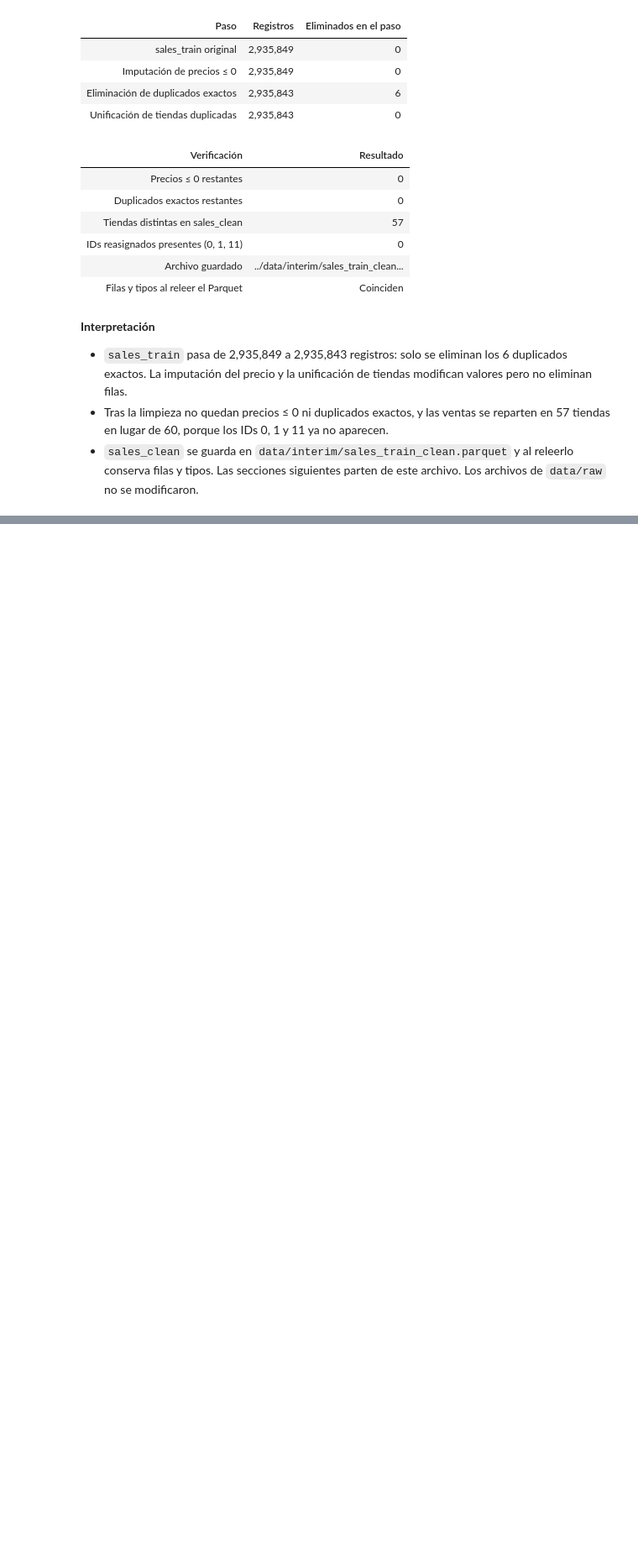
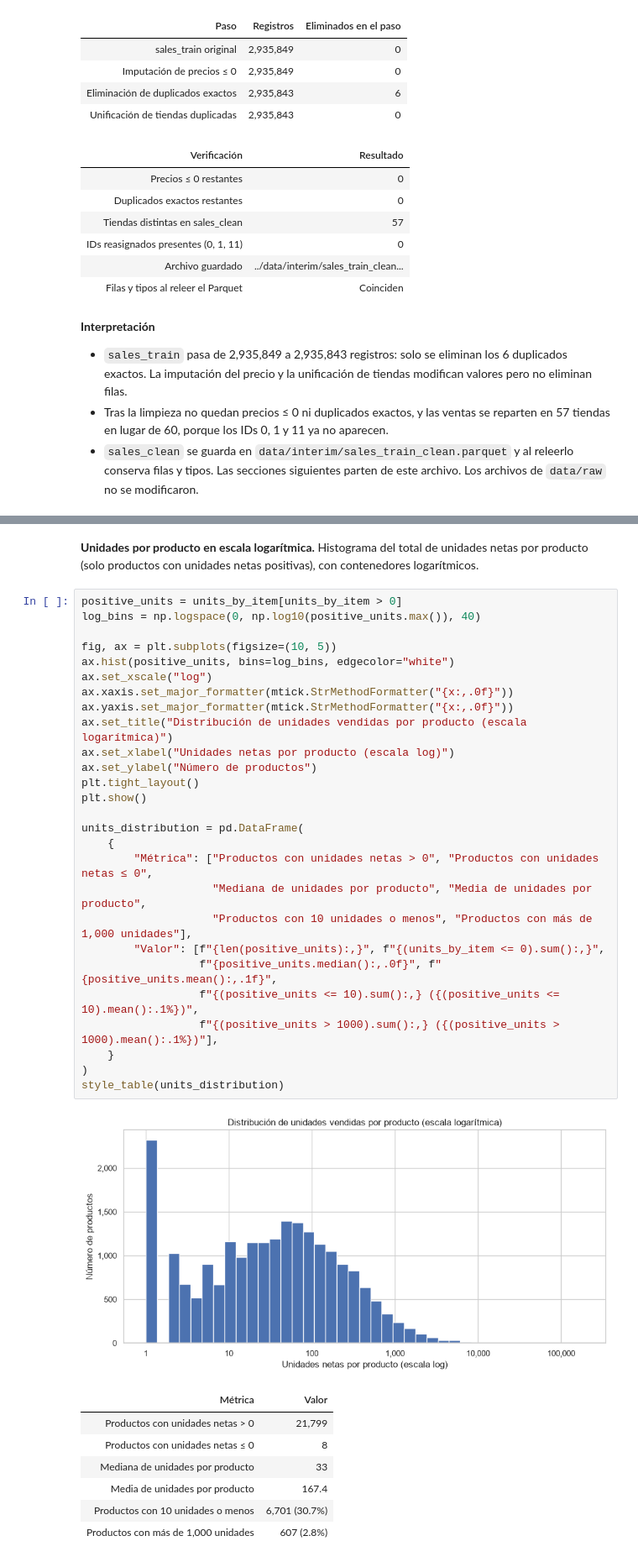
Before and after one commit to LuisCruz1996/predict_future_sales, a Jupyter notebook: notebooks/01_exploratory_data_analysis.ipynb, the cells around one changed output, grey strips where cells are left out. Shown at 84% size. Drawn from its saved outputs; the diff is of its cells as text; blank space fills up the shorter version.

```diff
--- a/notebooks/01_exploratory_data_analysis.ipynb
+++ b/notebooks/01_exploratory_data_analysis.ipynb
@@ -1075,0 +1349,39 @@ style_table(checks)
+# %% [markdown]
+**Unidades por producto en escala logarítmica.** Histograma del total de unidades netas por producto (solo
+productos con unidades netas positivas), con contenedores logarítmicos.
+# %%
+positive_units = units_by_item[units_by_item > 0]
+log_bins = np.logspace(0, np.log10(positive_units.max()), 40)
+
+fig, ax = plt.subplots(figsize=(10, 5))
+ax.hist(positive_units, bins=log_bins, edgecolor="white")
+ax.set_xscale("log")
+ax.xaxis.set_major_formatter(mtick.StrMethodFormatter("{x:,.0f}"))
+ax.yaxis.set_major_formatter(mtick.StrMethodFormatter("{x:,.0f}"))
+ax.set_title("Distribución de unidades vendidas por producto (escala logarítmica)")
+ax.set_xlabel("Unidades netas por producto (escala log)")
+ax.set_ylabel("Número de productos")
+plt.tight_layout()
+plt.show()
+
+units_distribution = pd.DataFrame(
+    {
+        "Métrica": ["Productos con unidades netas > 0", "Productos con unidades netas ≤ 0",
+                    "Mediana de unidades por producto", "Media de unidades por producto",
+                    "Productos con 10 unidades o menos", "Productos con más de 1,000 unidades"],
+        "Valor": [f"{len(positive_units):,}", f"{(units_by_item <= 0).sum():,}",
+                  f"{positive_units.median():,.0f}", f"{positive_units.mean():,.1f}",
+                  f"{(positive_units <= 10).sum():,} ({(positive_units <= 10).mean():.1%})",
+                  f"{(positive_units > 1000).sum():,} ({(positive_units > 1000).mean():.1%})"],
+    }
+)
+style_table(units_distribution)
+# %% [output]
+[figure, added]
+| Métrica | Valor |
+| Productos con unidades netas > 0 | 21,799 |
+| Productos con unidades netas ≤ 0 | 8 |
+| Mediana de unidades por producto | 33 |
+| Media de unidades por producto | 167.4 |
+| Productos con 10 unidades o menos | 6,701 (30.7%) |
+| Productos con más de 1,000 unidades | 607 (2.8%) |
```
Also changed, not shown: parts of 39 cells of this notebook.
